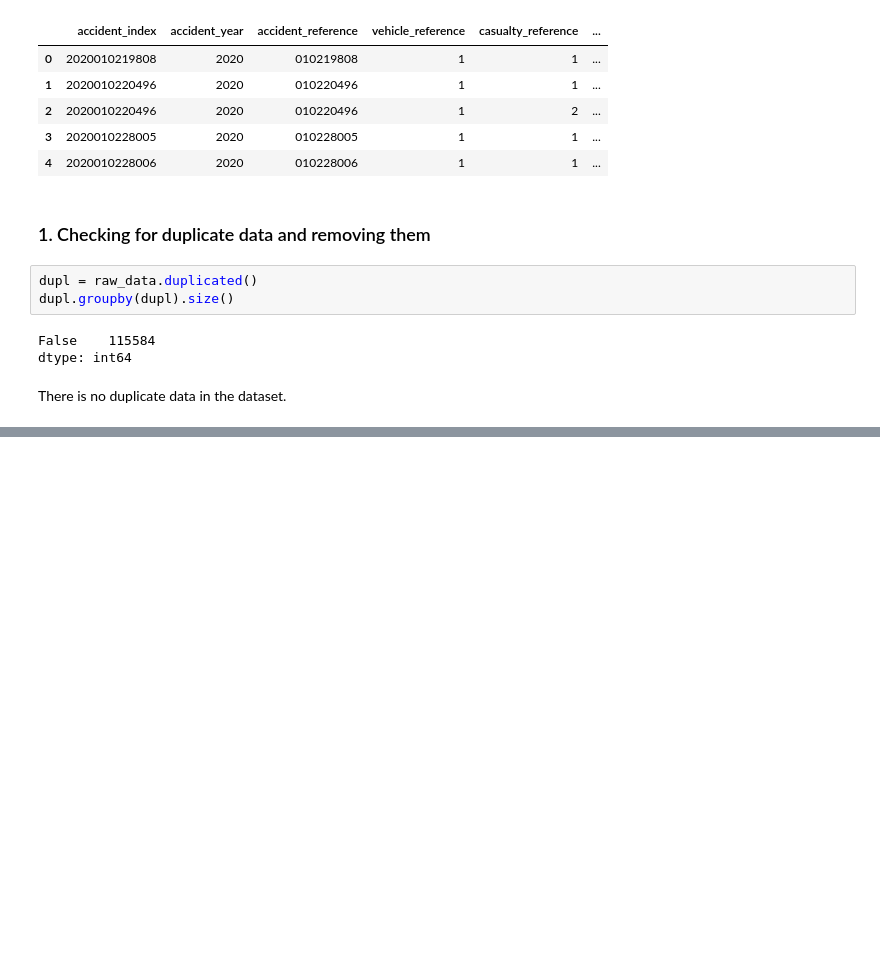
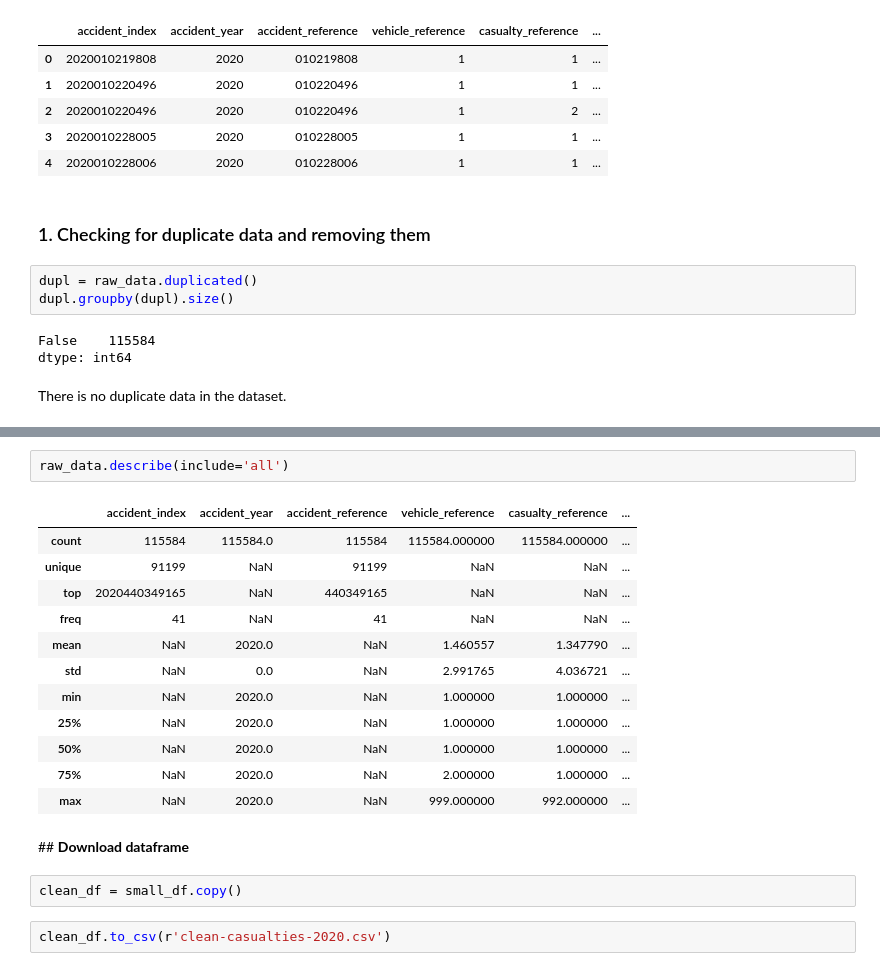
Before and after one commit to adolfolh/casualty-classification, a Jupyter notebook: data_cleaning.ipynb, the cells around one changed output, grey strips where cells are left out. Cells and saved outputs as stored; diff of their text form; blank space fills up the shorter version.

Commit message:
Cleaned unwanted data

```diff
--- a/data_cleaning.ipynb
+++ b/data_cleaning.ipynb
@@ -79,0 +73,21 @@ A priori, the dataset does not seem to need this.
+# %%
+raw_data.describe(include='all')
+# %% [output]
+|  | accident_index | accident_year | accident_reference | vehicle_reference | casualty_reference | ... |
+| count | 115584 | 115584.0 | 115584 | 115584.000000 | 115584.000000 | ... |
+| unique | 91199 | NaN | 91199 | NaN | NaN | ... |
+| top | 2020440349165 | NaN | 440349165 | NaN | NaN | ... |
+| freq | 41 | NaN | 41 | NaN | NaN | ... |
+| mean | NaN | 2020.0 | NaN | 1.460557 | 1.347790 | ... |
+| std | NaN | 0.0 | NaN | 2.991765 | 4.036721 | ... |
+| min | NaN | 2020.0 | NaN | 1.000000 | 1.000000 | ... |
+| 25% | NaN | 2020.0 | NaN | 1.000000 | 1.000000 | ... |
+| 50% | NaN | 2020.0 | NaN | 1.000000 | 1.000000 | ... |
+| 75% | NaN | 2020.0 | NaN | 2.000000 | 1.000000 | ... |
+| max | NaN | 2020.0 | NaN | 999.000000 | 992.000000 | ... |
+# %% [markdown]
+## **Download dataframe**
+# %%
+clean_df = small_df.copy()
+# %%
+clean_df.to_csv(r'clean-casualties-2020.csv')
```
Also changed, not shown: parts of 11 cells of this notebook.
